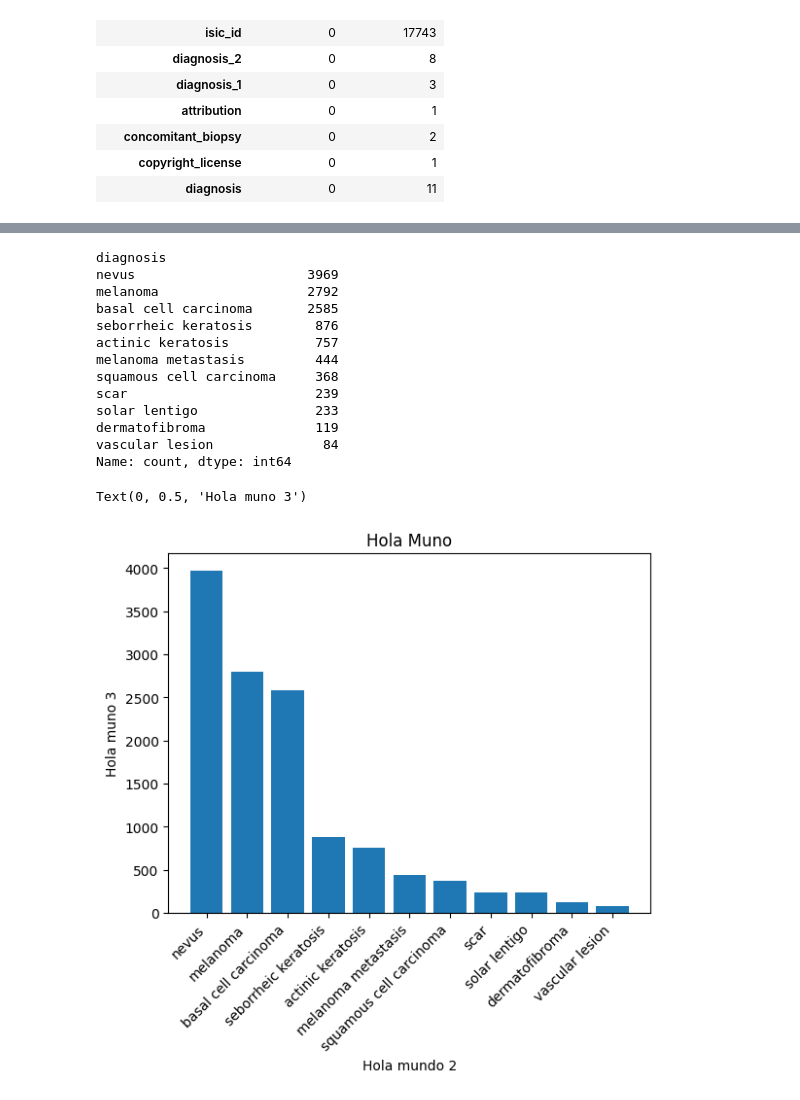
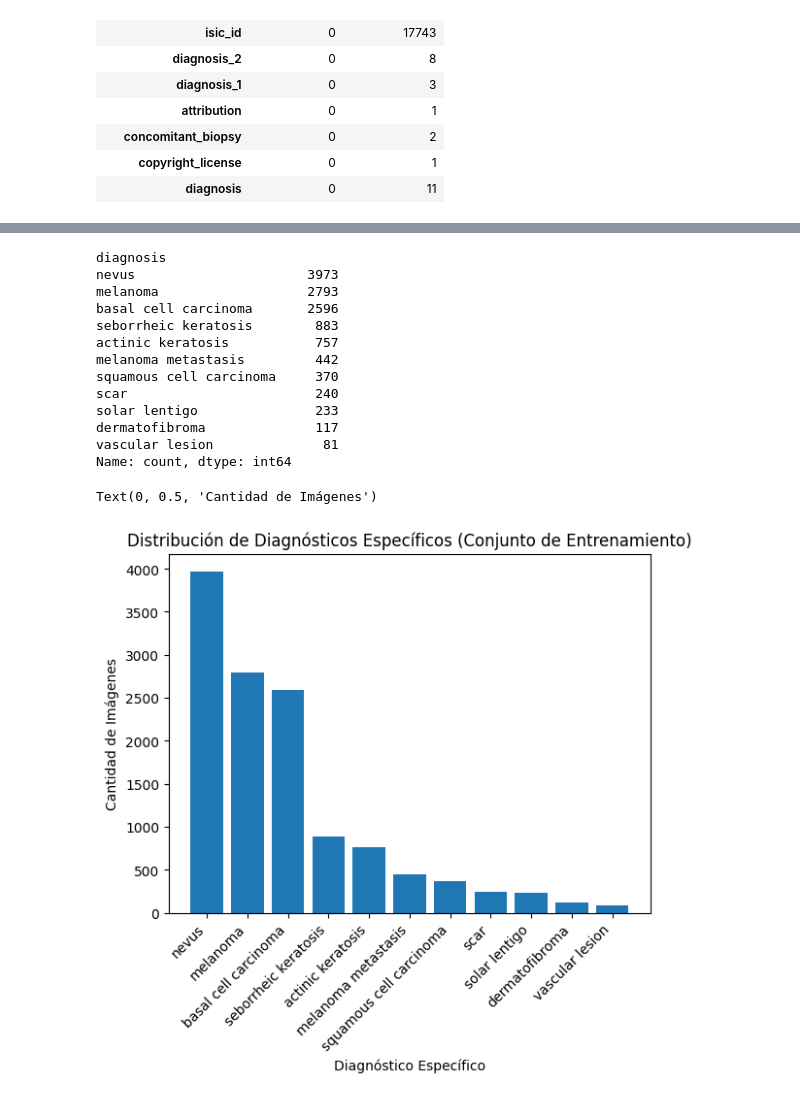
Before and after one commit to jerif118/Pipeline_Derma, a Jupyter notebook: data.ipynb, the cells around one changed output, grey strips where cells are left out. Cells and saved outputs as stored; diff of their text form; code cells hidden in the pictures.

```diff
--- a/data.ipynb
+++ b/data.ipynb
@@ -309,7 +309,7 @@ Text(0, 0.5, 'Hola muno 3')
 map_general = {
     'Malignant': 0,
     'Benign': 1,
-    'Indeterminate': 2
+    'Indeterminate': -1
     }
 
 # Mapeo para la Cabeza 2 (Específico)
@@ -333,6 +333,7 @@ df_no_dupes['diagnosis_label'] = df_no_dupes['diagnosis'].map(map_especifico)
 from sklearn.model_selection import GroupShuffleSplit
 
 seed = 42
+df_no_dupes = df_no_dupes.sort_values(by='isic_id').reset_index(drop=True)
 
 #70% para el entrenamiento
 gss = GroupShuffleSplit(n_splits=1, train_size=0.7, random_state=seed)
@@ -379,27 +380,27 @@ image_type_counts = train_df['diagnosis'].value_counts(dropna=False)
 image_type_counts
 # %% [output]
 diagnosis
-nevus                      3969
-melanoma                   2792
-basal cell carcinoma       2585
-seborrheic keratosis        876
+nevus                      3973
+melanoma                   2793
+basal cell carcinoma       2596
+seborrheic keratosis        883
 actinic keratosis           757
-melanoma metastasis         444
-squamous cell carcinoma     368
-scar                        239
+melanoma metastasis         442
+squamous cell carcinoma     370
+scar                        240
 solar lentigo               233
-dermatofibroma              119
-vascular lesion              84
+dermatofibroma              117
+vascular lesion              81
 Name: count, dtype: int64
 # %%
 plt.bar(image_type_counts.index.astype(str), image_type_counts.values)
 plt.xticks(rotation=45, ha="right")
-plt.title("Hola Muno")
-plt.xlabel("Hola mundo 2")
-plt.ylabel("Hola muno 3")
+plt.title("Distribución de Diagnósticos Específicos (Conjunto de Entrenamiento)")
+plt.xlabel("Diagnóstico Específico")
+plt.ylabel("Cantidad de Imágenes")
 # %% [output]
-Text(0, 0.5, 'Hola muno 3')
+Text(0, 0.5, 'Cantidad de Imágenes')
-[figure, old version]
+[figure, new version]
 # %%
 from tools.nose import organizar_dataset
 from tools.labels_json import labels_json
```
Also changed, not shown: parts of 14 cells of this notebook, 2 other files.
